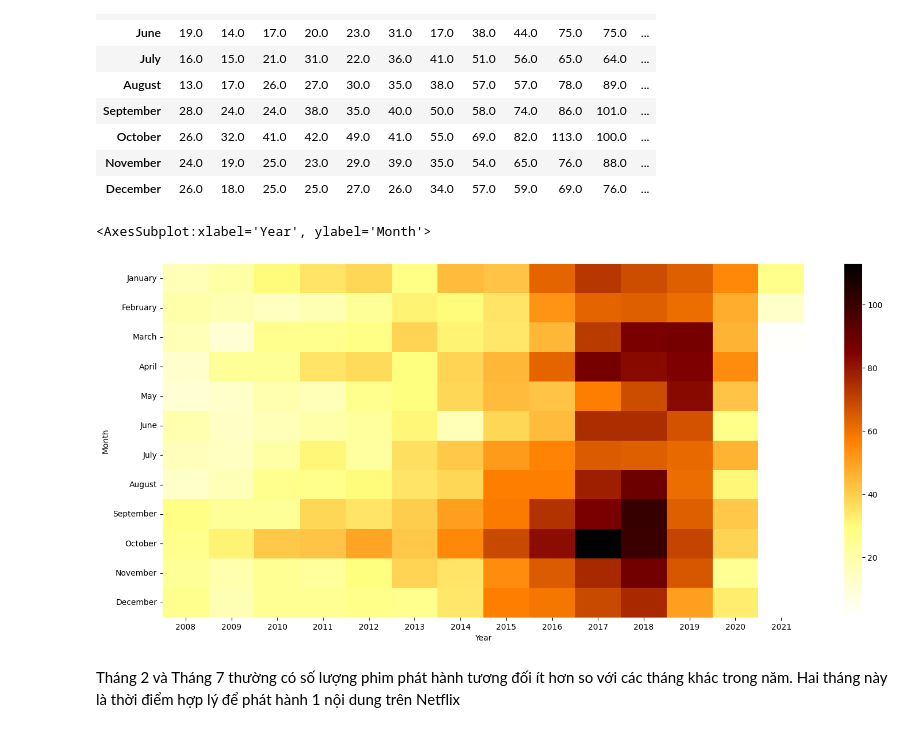
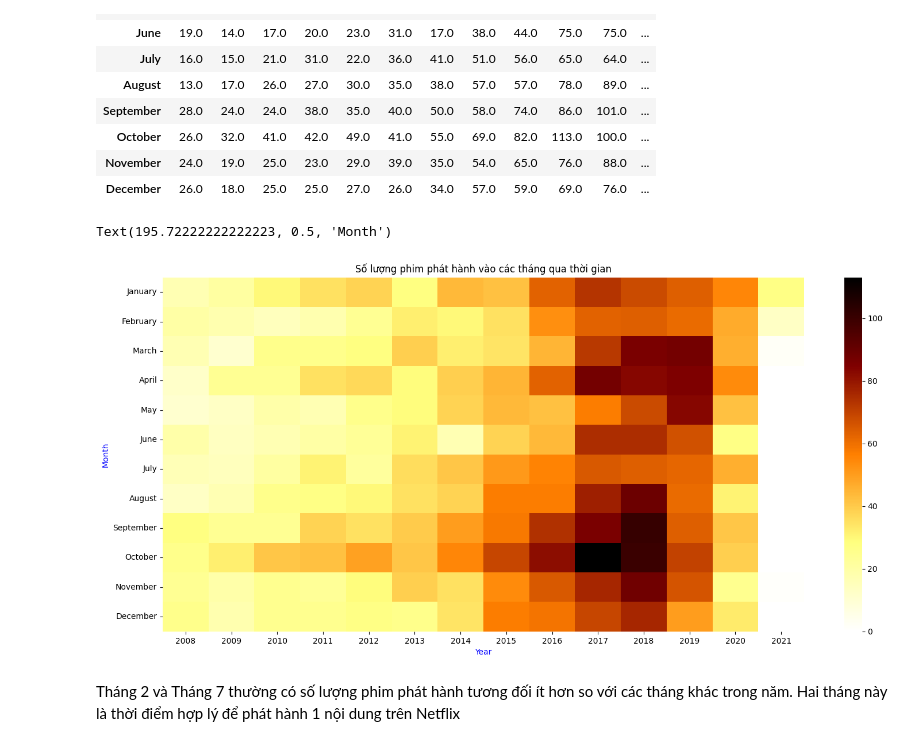
Before and after one commit to VienHaiYen/Netflix-dataset-2021, a Jupyter notebook: main.ipynb, the cells around one changed output. Cells and saved outputs as stored; diff of their text form; code cells hidden in the pictures.

```diff
--- a/main.ipynb
+++ b/main.ipynb
@@ -200,9 +200,12 @@ df1
 # %%
 plt.subplots(figsize=(18,8))
 sns.heatmap(data=df1,
             cmap='afmhot_r')
+plt.title('Số lượng phim phát hành vào các tháng qua thời gian')
+plt.xlabel('Year',color="blue")
+plt.ylabel('Month',color="blue")
 # %% [output]
-<AxesSubplot:xlabel='Year', ylabel='Month'>
+Text(195.72222222222223, 0.5, 'Month')
-[figure, old version]
+[figure, new version]
 # %% [markdown]
 Tháng 2 và Tháng 7 thường có số lượng phim phát hành tương đối ít hơn so với các tháng khác trong năm. Hai tháng này là thời điểm hợp lý để phát hành 1 nội dung trên Netflix
```
